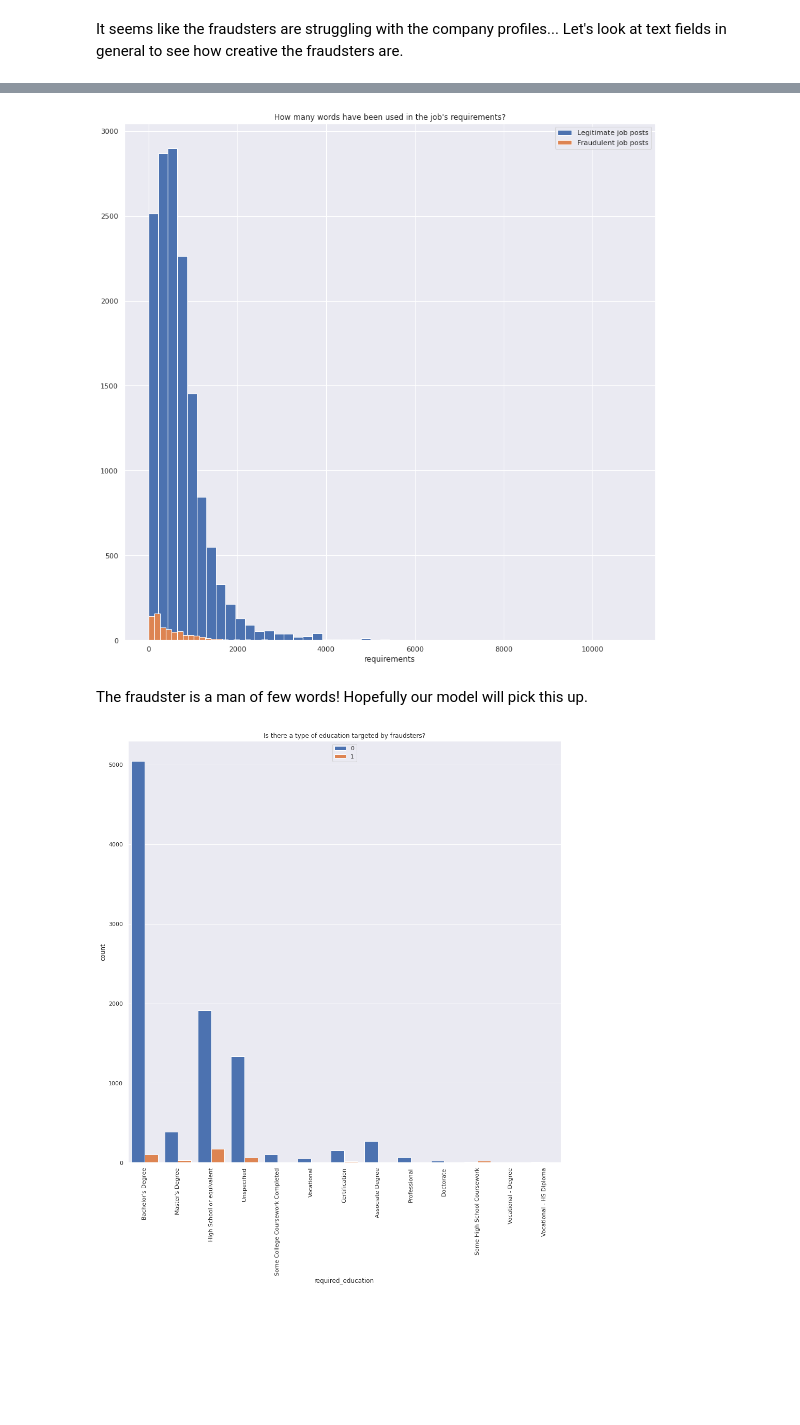
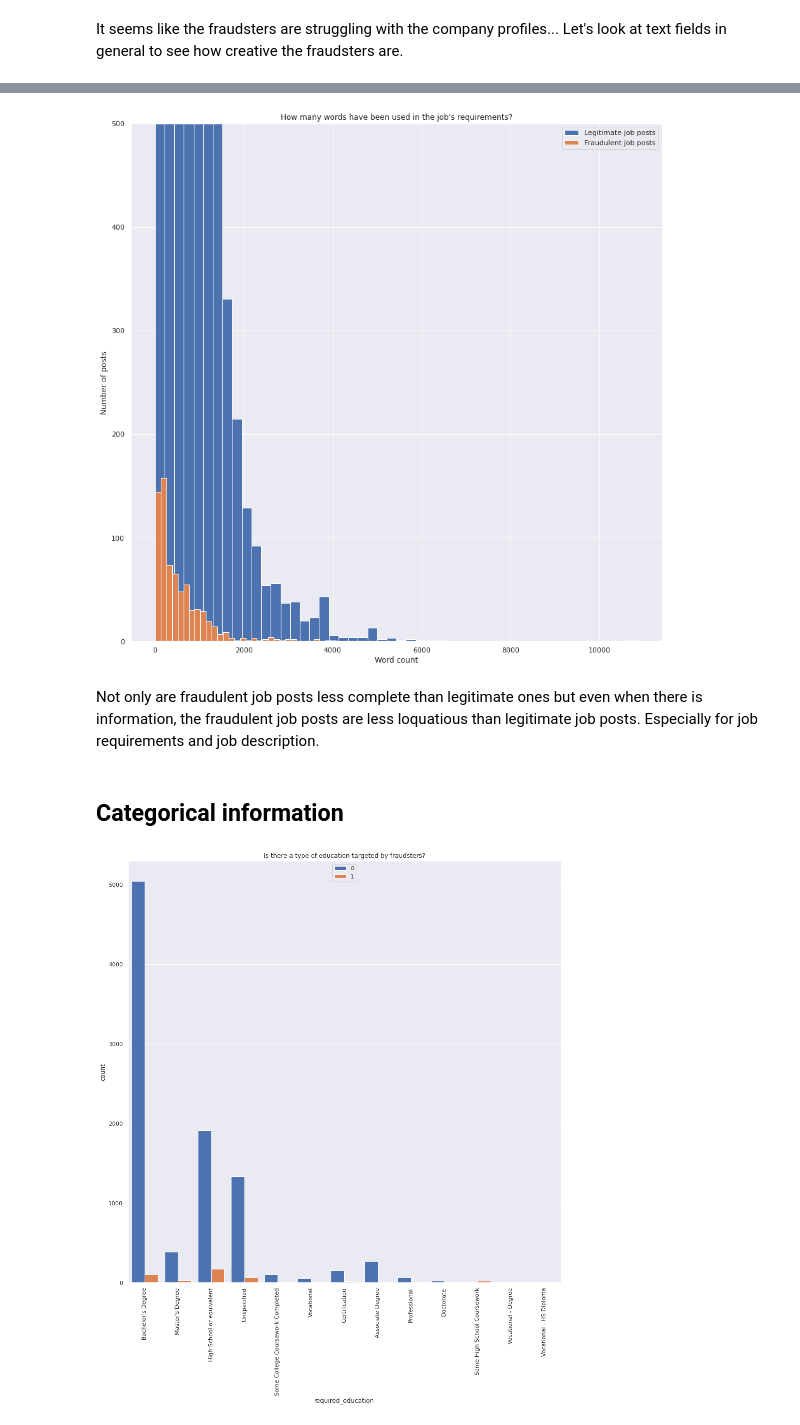
Before and after one commit to aghilissen/FakeJobDetection, a Jupyter notebook: EDA.ipynb, the cells around one changed output, grey strips where cells are left out. Saved outputs shown, nothing was run; the diff lists cells and outputs as text; code cells hidden in the pictures; blank space fills up the shorter version.

```diff
--- a/EDA.ipynb
+++ b/EDA.ipynb
@@ -171,14 +111,19 @@ plt.legend();
 # %%
 legit_desc_words = dflegit['requirements'].str.len()
 fraud_desc_words = dffraud['requirements'].str.len()
 sns.distplot(legit_desc_words, kde=False, label='Legitimate job posts', color=sns.color_palette()[0], hist_kws={"alpha":1})
 sns.distplot(fraud_desc_words, kde=False, label='Fraudulent job posts', color=sns.color_palette()[1], hist_kws={"alpha":1})
+plt.xlabel('Word count')
+plt.ylabel('Number of posts')
+plt.ylim(0, 500)
 plt.title("How many words have been used in the job's requirements?")
 plt.legend();
 # %% [output]
-[figure, old version]
+[figure, new version]
-# %% [markdown]
-The fraudster is a man of few words! Hopefully our model will pick this up.
+# %% [markdown]
+Not only are fraudulent job posts less complete than legitimate ones but even when there is information, the fraudulent job posts are less loquatious than legitimate job posts. Especially for job requirements and job description.
+# %% [markdown]
+## Categorical information
 # %%
 sns.countplot(x='required_education', hue='fraudulent', data=df, saturation=1)
 plt.title("Is there a type of education targeted by fraudsters?")
```
Also changed, not shown: parts of 27 cells of this notebook, 1 other file.
